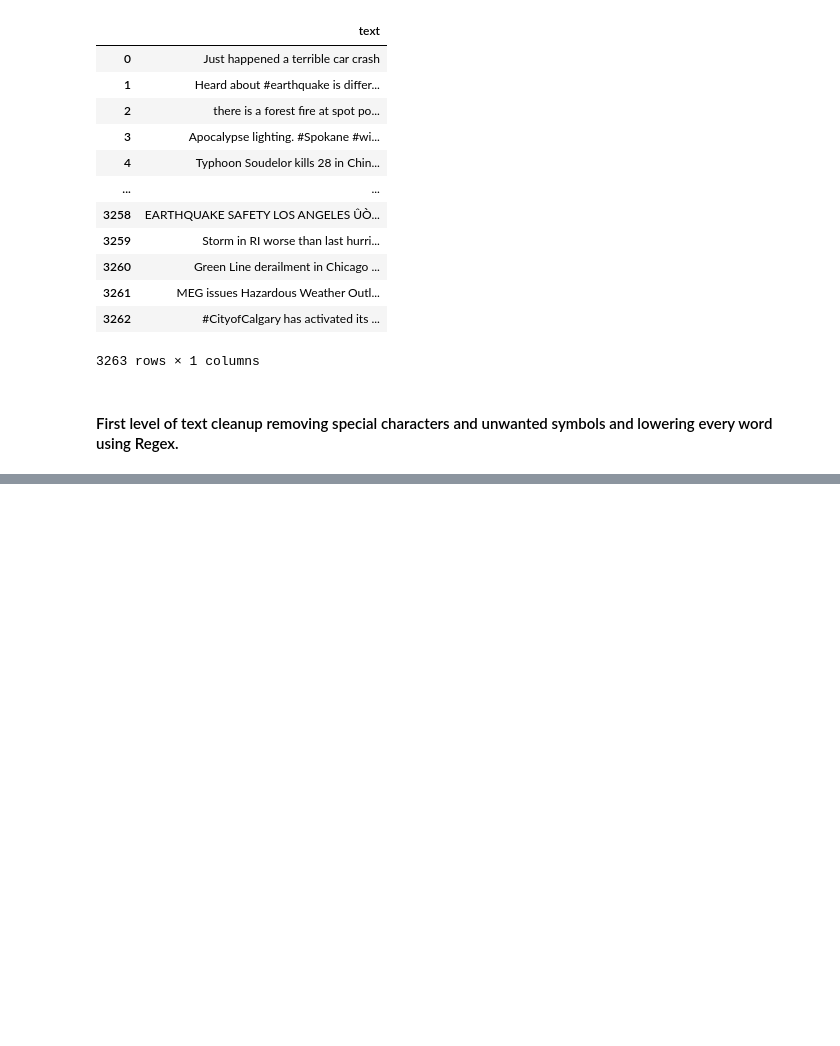
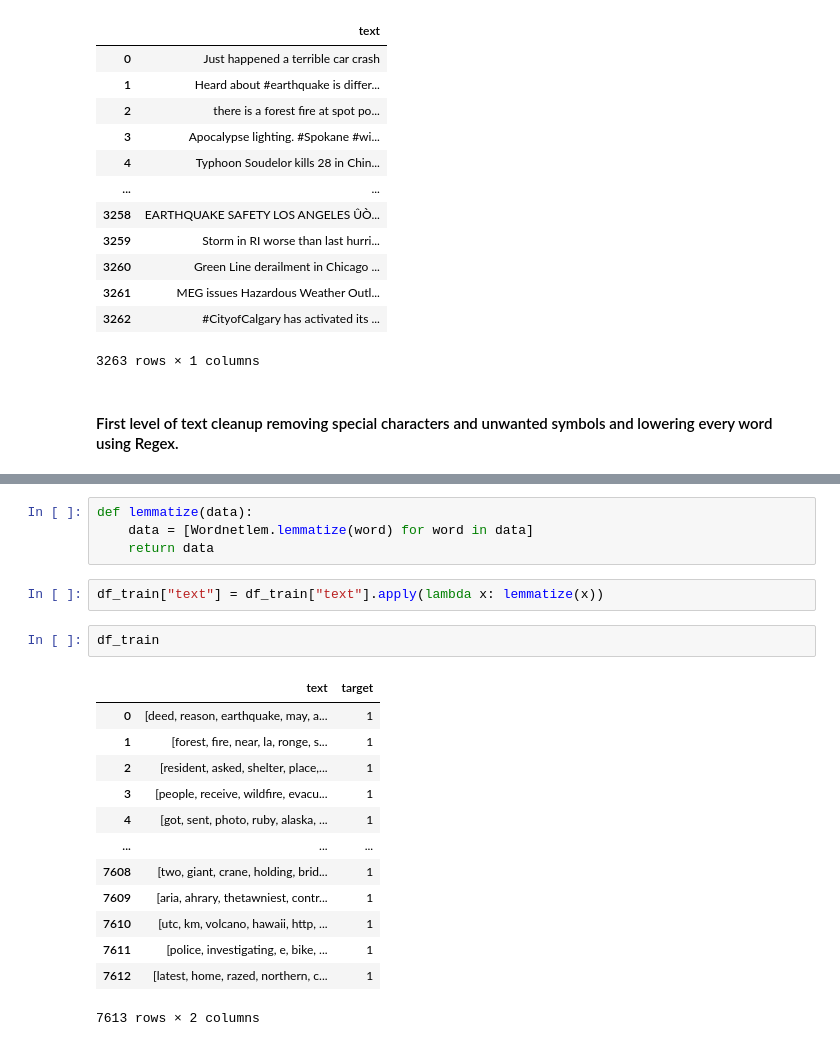
Before and after one commit to Nextgen-AI-solutions/Kaggle_challenges, a Jupyter notebook: Twitter_challenge/kaggleNLP.ipynb, the cells around one changed output, grey strips where cells are left out. Cells and saved outputs as stored; diff of their text form; blank space fills up the shorter version.

```diff
--- a/Twitter_challenge/kaggleNLP.ipynb
+++ b/Twitter_challenge/kaggleNLP.ipynb
@@ -150,0 +258,22 @@ df_train
+# %%
+def lemmatize(data):
+    data = [Wordnetlem.lemmatize(word) for word in data]
+    return data
+# %%
+df_train["text"] = df_train["text"].apply(lambda x: lemmatize(x))
+# %%
+df_train
+# %% [output]
+|  | text | target |
+| 0 | [deed, reason, earthquake, may, a... | 1 |
+| 1 | [forest, fire, near, la, ronge, s... | 1 |
+| 2 | [resident, asked, shelter, place,... | 1 |
+| 3 | [people, receive, wildfire, evacu... | 1 |
+| 4 | [got, sent, photo, ruby, alaska, ... | 1 |
+| ... | ... | ... |
+| 7608 | [two, giant, crane, holding, brid... | 1 |
+| 7609 | [aria, ahrary, thetawniest, contr... | 1 |
+| 7610 | [utc, km, volcano, hawaii, http, ... | 1 |
+| 7611 | [police, investigating, e, bike, ... | 1 |
+| 7612 | [latest, home, razed, northern, c... | 1 |
+7613 rows × 2 columns
```
Also changed, not shown: parts of 67 cells of this notebook.
